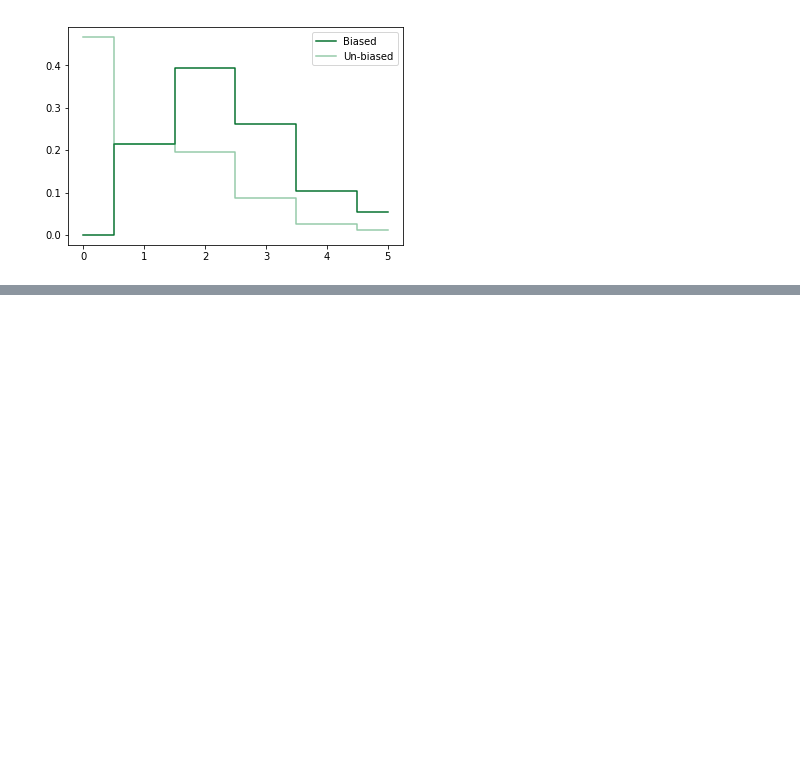
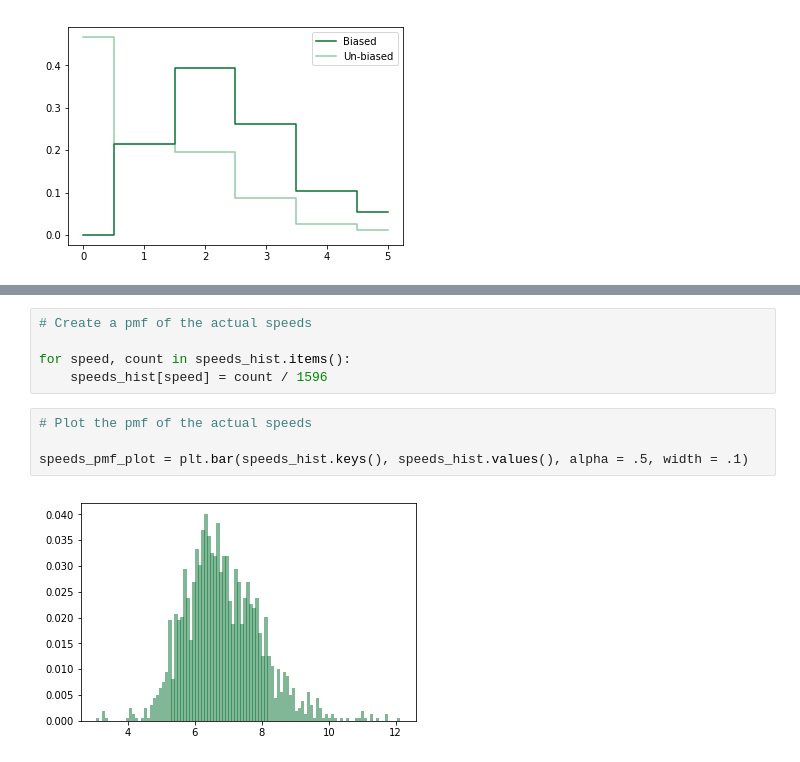
Before and after one commit to alexkhantreras/ThinkStats2, a Jupyter notebook: code/chap03ex.ipynb, the cells around one changed output, grey strips where cells are left out. Cells and saved outputs as stored; diff of their text form; blank space fills up the shorter version.

```diff
--- a/code/chap03ex.ipynb
+++ b/code/chap03ex.ipynb
@@ -391,0 +418,11 @@ thinkplot.Config(xlabel='Speed (mph)', ylabel='PMF')
+# %%
+# Create a pmf of the actual speeds
+
+for speed, count in speeds_hist.items():
+    speeds_hist[speed] = count / 1596
+# %%
+# Plot the pmf of the actual speeds
+
+speeds_pmf_plot = plt.bar(speeds_hist.keys(), speeds_hist.values(), alpha = .5, width = .1)
+# %% [output]
+[figure, added]
```
Also changed, not shown: parts of 26 cells of this notebook.
